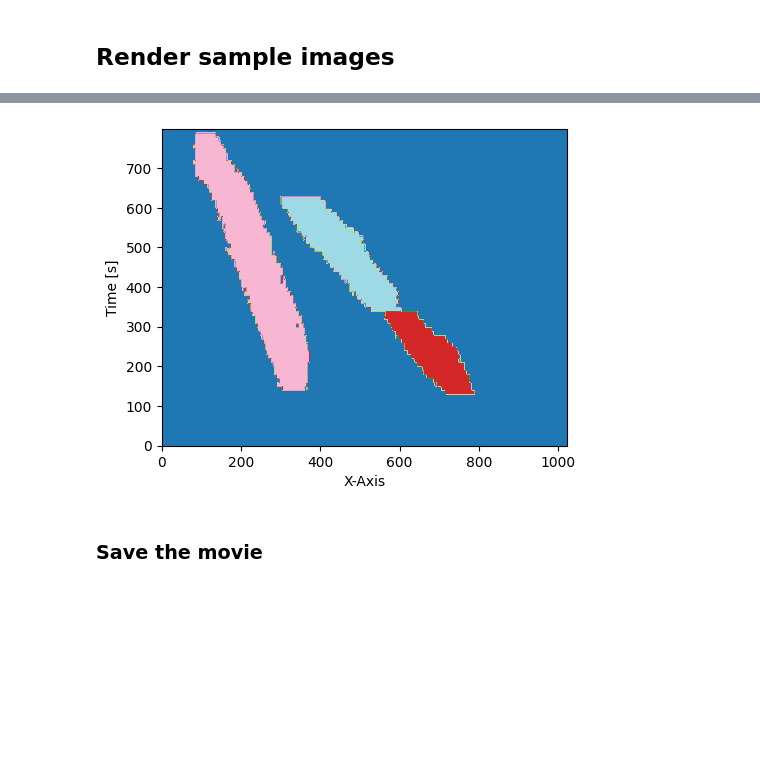
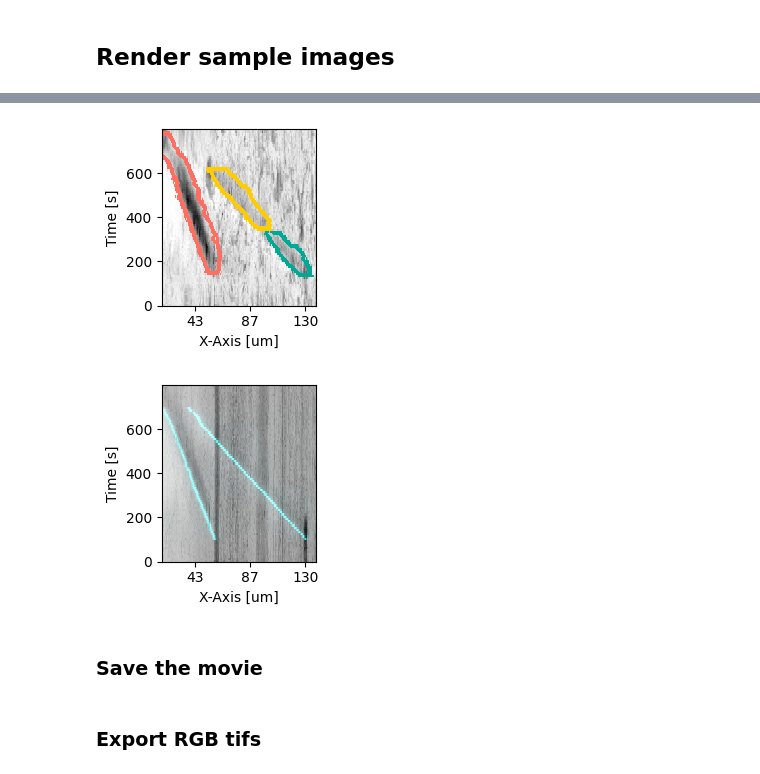
Before and after one commit to pertzlab/ARCOSpx-publication, a Jupyter notebook: scripts/2_synthetic_rhoa_wave/arcospx_synthetic_wave.ipynb, the cells around one changed output, grey strips where cells are left out. Cells and saved outputs as stored; diff of their text form; code cells hidden in the pictures; blank space fills up the shorter version.

```diff
--- a/scripts/2_synthetic_rhoa_wave/arcospx_synthetic_wave.ipynb
+++ b/scripts/2_synthetic_rhoa_wave/arcospx_synthetic_wave.ipynb
@@ -64,6 +63,20 @@ def project_labels(label_image, axis, y_scale=10):
   # projection = np.where(projection == 0, np.nan, projection)
 
   return np.repeat(projection, y_scale, axis=0)
+
+# Creating a simplified Python dictionary to map the three integers to their respective Hex color codes
+simple_color_mapping = {
+    1: '#00A896',  # Blue-Green
+    2: '#FF6F61',  # Coral
+    3: '#FFCC00',   # Golden Yellow
+    4: '#A0E7E5',   # Light Blue
+    5: '#FFB5A7',   # Light Coral
+    6: '#FFEC99',   # Light Golden Yellow
+    7: '#C1F0F6',   # Light Blue-Green
+    8: '#FFD3B5',   # Light Salmon
+    9: '#FFEEAD',   # Light Goldenrod Yellow
+    10: '#A2D5C6',  # Light Sea Green
+}
 # %% [markdown]
 ## Load images
 # %%
@@ -151,14 +168,48 @@ plt.tight_layout(h_pad=1, w_pad=-4)
-# %%
-fig, ax = plt.subplots(1,1, figsize=(5,5))
-ax.imshow(project_labels(events_upscaled, 2), cmap='tab20', vmin=0, vmax=3)
-ax.set_ylabel('Time [s]')
-ax.set_xlabel('X-Axis')
-ax.invert_yaxis()
-plt.tight_layout()
-# %% [output]
-[figure, removed]
+# %%
+viewer_projection = napari.Viewer()
+
+viewer_projection.add_image(project_labels(transform.rescale(rGBD_bckg_rem, (1,4,4), mode='constant'), 2), colormap='gray_r')
+l = viewer_projection.add_labels(project_labels(events_upscaled, 2), opacity=1,colormap=simple_color_mapping)
+l.contour = 20
+noodles_rbg_rGBD = render_as_rgb(viewer_projection, upsample_factor=1)
+fig, ax = plt.subplots(1,1, figsize=(2.5,2.5))
+ax.imshow(noodles_rbg_rGBD, cmap='tab20', vmin=1, vmax=3, interpolation='none')
+
+ax.invert_yaxis()
+ax.set_xlim(100, 800)
+x_ticks = ax.get_xticks()
+ax.set_xticklabels([f'{x:.0f}' for x in x_ticks*0.21666])
+ax.set_ylabel('Time [s]')
+ax.set_xlabel('X-Axis [um]')
+ax.set_aspect(1)
+plt.tight_layout()
+# plt.savefig('../../data/2_synthetic_rhoa_wave/output-plots/noodles_bg_removed.svg', dpi=600)
+# %% [output]
+[figure, added]
+# %%
+viewer_projection = napari.Viewer()
+viewer_projection.add_image(project_labels(rGBD, 2), colormap='gray_r')
+viewer_projection.add_image(project_labels(stim, 2), colormap='cyan', blending='additive')
+max_rGBD = render_as_rgb(viewer_projection, upsample_factor=1)
+viewer_projection.close()
+fig, ax = plt.subplots(1,1, figsize=(2.5,2.5))
+ax.imshow(max_rGBD, interpolation='none')
+ax.invert_yaxis()
+ax.set_xlim(100, 800)
+x_ticks = ax.get_xticks()
+ax.set_xticklabels([f'{x:.0f}' for x in x_ticks*0.21666])
+ax.set_ylabel('Time [s]')
+ax.set_xlabel('X-Axis [um]')
+# set aspect ratio to 1
+ax.set_aspect(1)
+plt.tight_layout()
+# plt.savefig('../../data/2_synthetic_rhoa_wave/output-plots/raw_max_proj.svg', dpi=600)
+# %% [output]
+[figure, added]
 # %% [markdown]
 ### Save the movie
 # %%
 _stack = render_as_rgb(viewer, axis=0, upsample_factor=1)
 io.imsave('plots/stack.tif', _stack)
+# %% [markdown]
+### Export RGB tifs
```
Also changed, not shown: parts of 8 cells of this notebook, 2 other files.
